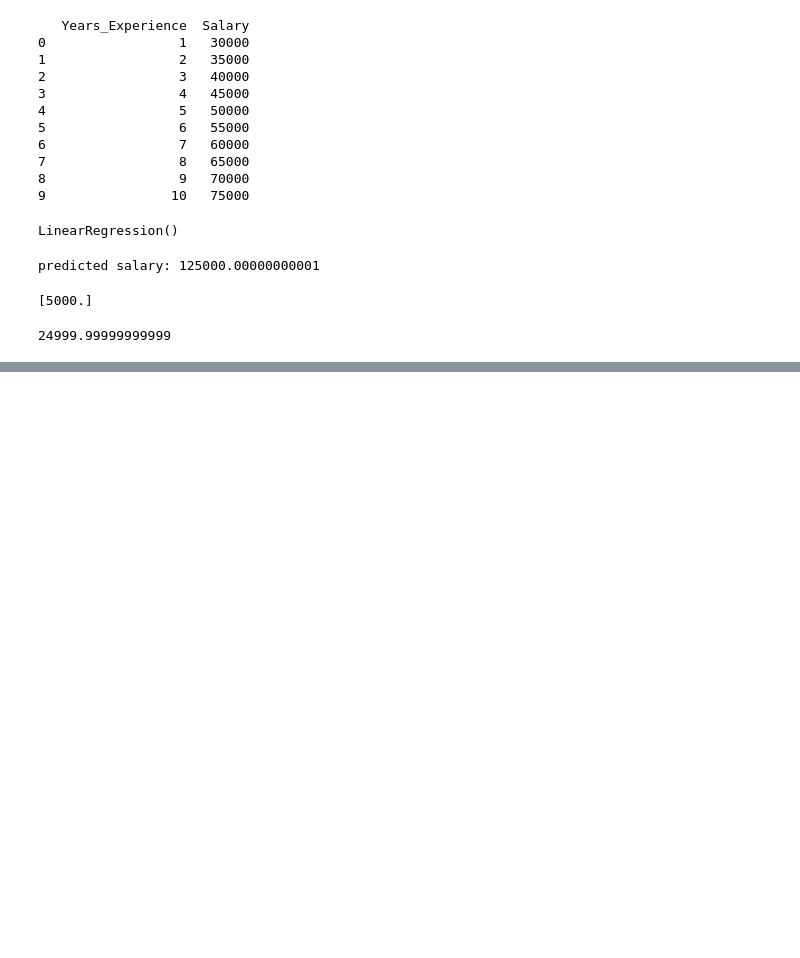
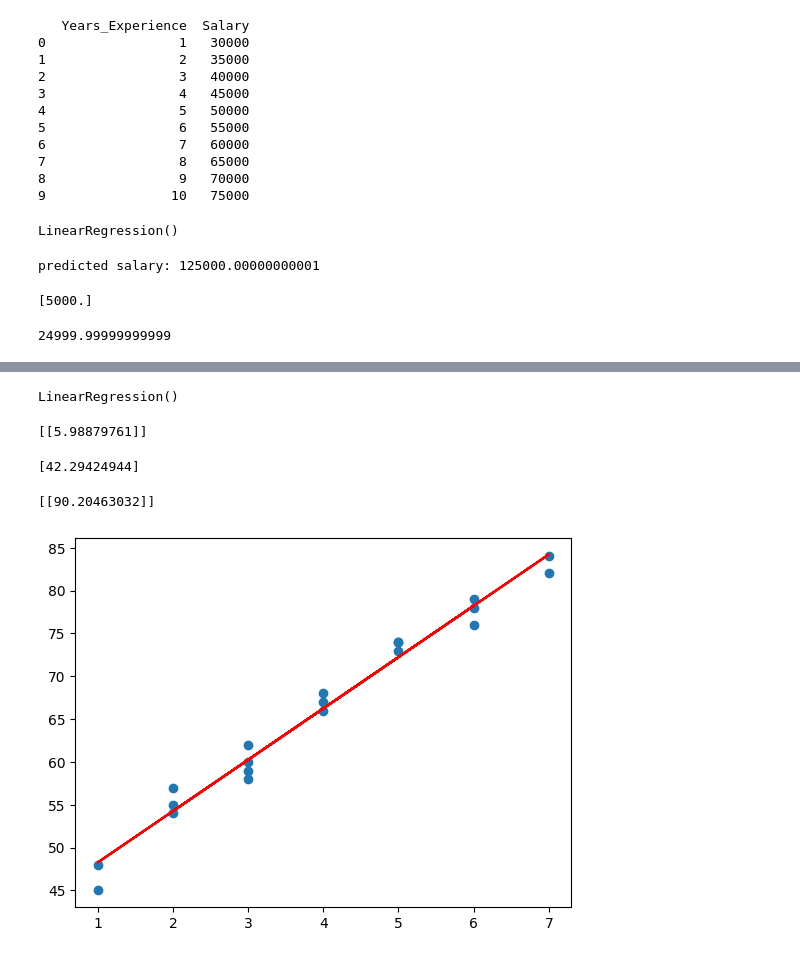
Before and after one commit to princeomarmohamed55/AI2026, a Jupyter notebook: linear.ipynb, the cells around one changed output, grey strips where cells are left out. Saved outputs shown, nothing was run; the diff lists cells and outputs as text; code cells hidden in the pictures; blank space fills up the shorter version.

```diff
--- a/linear.ipynb
+++ b/linear.ipynb
@@ -130,0 +196,4 @@ print(model.intercept_)
+# %%
+import pandas as pd
+df = pd.read_csv("student_study_hours.csv")
+print(df)
@@ -130,0 +218,27 @@ print(model.intercept_)
+# %%
+x = df[['Study_Hours']]
+y = df[['Exam_Score']]
+# %%
+model = LinearRegression()
+model.fit(x, y)
+# %% [output]
+LinearRegression()
+# %%
+print(model.coef_)
+# %% [output]
+[[5.98879761]]
+# %%
+print(model.intercept_)
+# %% [output]
+[42.29424944]
+# %%
+prediction = model.predict([[8]])
+print(prediction)
+# %% [output]
+[[90.20463032]]
+# %%
+plt.scatter(x,y)
+plt.plot(x,model.predict(x),color="red")
+plt.show()
+# %% [output]
+[figure, added]
```
Also changed, not shown: parts of 12 cells of this notebook.
